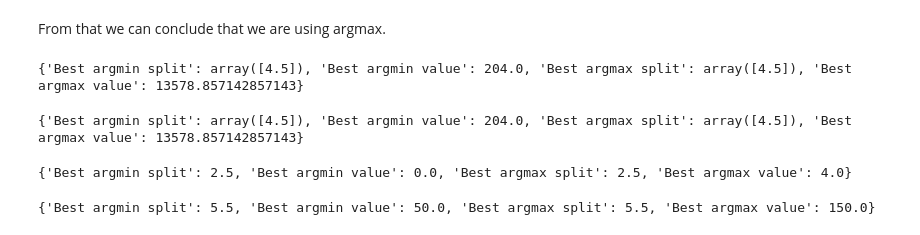
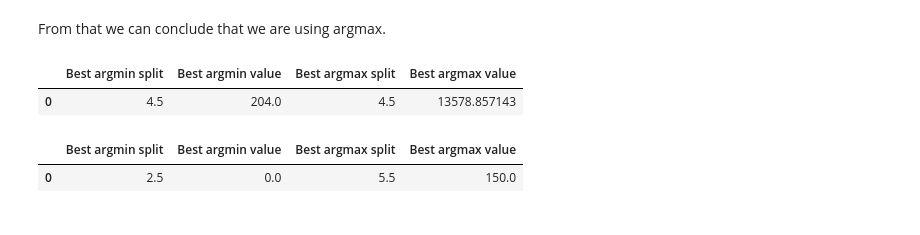
Before and after one commit to ginal001/ML-2024-2025, a Jupyter notebook: Lab6/Homework06.ipynb, the cells around one changed output. Saved outputs shown, nothing was run; the diff lists cells and outputs as text; code cells hidden in the pictures.

```diff
--- a/Lab6/Homework06.ipynb
+++ b/Lab6/Homework06.ipynb
@@ -119,7 +122,7 @@ plt.show()
 # %% [markdown]
 From that we can conclude that we are using argmax.
 # %%
-def best_split(X, y):
+def best_split_node(X, y):
     n_points = len(X)
     argmin_split = 0
     argmax_split = 0
@@ -155,26 +158,43 @@ def best_split(X, y):
             argmin_split = split
             argmin_value = curr_argmin
 
-    results = {
-        "Best argmin split": argmin_split,
-        "Best argmin value": argmin_value,
-        "Best argmax split": argmax_split,
-        "Best argmax value": argmax_value
-    }
+    results = (argmin_split, argmin_value, argmax_split, argmax_value)
     return results
-
-print(best_split(X, y))
-# %% [output]
-{'Best argmin split': array([4.5]), 'Best argmin value': 204.0, 'Best argmax split': array([4.5]), 'Best argmax value': 13578.857142857143}
 # %%
-print(best_split(X, y))
+def best_split(X_leaves, y_leaves):
+    best_argmin_split = 0
+    best_argmin_value = np.inf
+    best_argmax_split = 0
+    best_argmax_value = -np.inf
+
+    for X, y in zip(X_leaves, y_leaves):
+        X_arr = np.array(X)
+        y_arr = np.array(y)
+
+        curr_argmin_split, curr_argmin_value, curr_argmax_split, curr_argmax_value = best_split_node(X_arr, y_arr)
+
+        if curr_argmax_value > best_argmax_value:
+            best_argmax_split = curr_argmax_split
+            best_argmax_value = curr_argmax_value
+
+        if curr_argmin_value < best_argmin_value:
+            best_argmin_split = curr_argmin_split
+            best_argmin_value = curr_argmin_value
+
+    result = {
+        "Best argmin split": best_argmin_split,
+        "Best argmin value": best_argmin_value,
+        "Best argmax split": best_argmax_split,
+        "Best argmax value": best_argmax_value
+    }
+    return pd.DataFrame(result, index = [0])
-# %% [output]
-{'Best argmin split': array([4.5]), 'Best argmin value': 204.0, 'Best argmax split': array([4.5]), 'Best argmax value': 13578.857142857143}
 # %%
-print(best_split(X[X < 4.5], y[X < 4.5]))
+best_split([X], [y])
 # %% [output]
-{'Best argmin split': 2.5, 'Best argmin value': 0.0, 'Best argmax split': 2.5, 'Best argmax value': 4.0}
+|  | Best argmin split | Best argmin value | Best argmax split | Best argmax value |
+| 0 | 4.5 | 204.0 | 4.5 | 13578.857143 |
 # %%
-print(best_split(X[X > 4.5], y[X > 4.5]))
+left_X = X[X < 4.5]
+left_y = y[X < 4.5]
+right_X = X[X > 4.5]
+right_y = y[X > 4.5]
-# %% [output]
-{'Best argmin split': 5.5, 'Best argmin value': 50.0, 'Best argmax split': 5.5, 'Best argmax value': 150.0}
@@ -180,0 +204,5 @@ print(best_split(X[X > 4.5], y[X > 4.5]))
+# %%
+pd.DataFrame(best_split([left_X, right_X], [left_y, right_y]))
+# %% [output]
+|  | Best argmin split | Best argmin value | Best argmax split | Best argmax value |
+| 0 | 2.5 | 0.0 | 5.5 | 150.0 |
```
Also changed, not shown: parts of 11 cells of this notebook.
